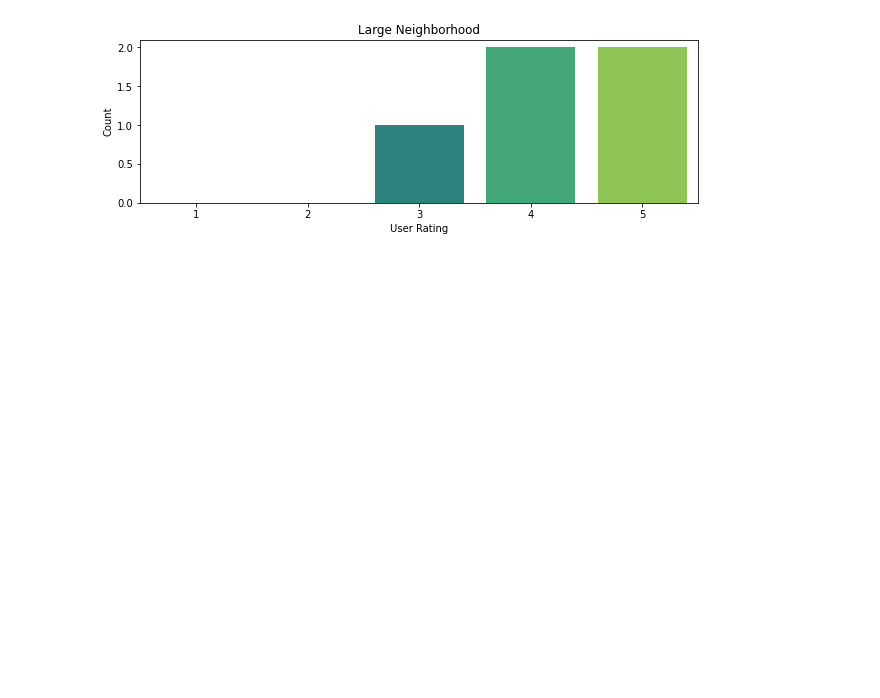
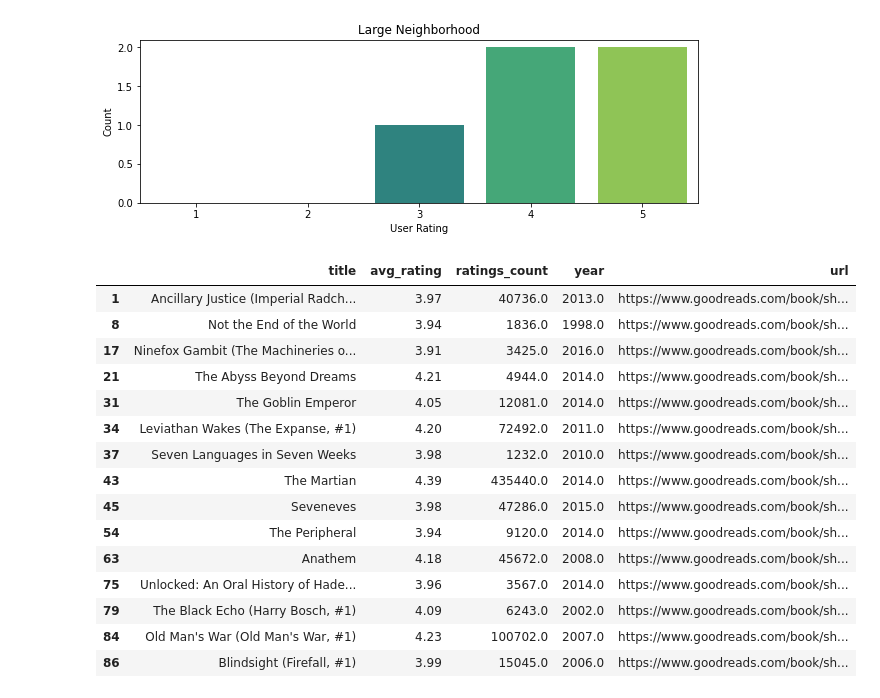
Before and after one commit to mraottth/projects, a Jupyter notebook: Goodreads Book Recommender/02_book_recommender.ipynb, the cells around one changed output. Cells and saved outputs as stored; diff of their text form; code cells hidden in the pictures; blank space fills up the shorter version.

Commit message:
added functionality for KNN to find similar books to a search query

```diff
--- a/Goodreads Book Recommender/02_book_recommender.ipynb
+++ b/Goodreads Book Recommender/02_book_recommender.ipynb
@@ -1350,3 +1398,27 @@ Large Neighborhood
 | 1 | The Power Broker: Robert Moses an... | 14.0 | 4.48 | 4.2 | 5 |
 | 0 | Alice: Alice Roosevelt Longworth,... | 7.0 | 3.79 | 4.0 | 1 |
 [figure]
+# %%
+find_similar_books_to(
+    title="Three-Body Problem",
+    target_user_ratings=target_user_ratings,
+    min_rating=3.9,
+    n=15
+)
+# %% [output]
+|  | title | avg_rating | ratings_count | year | url |
+| 1 | Ancillary Justice (Imperial Radch... | 3.97 | 40736.0 | 2013.0 | https://www.goodreads.com/book/sh... |
+| 8 | Not the End of the World | 3.94 | 1836.0 | 1998.0 | https://www.goodreads.com/book/sh... |
+| 17 | Ninefox Gambit (The Machineries o... | 3.91 | 3425.0 | 2016.0 | https://www.goodreads.com/book/sh... |
+| 21 | The Abyss Beyond Dreams | 4.21 | 4944.0 | 2014.0 | https://www.goodreads.com/book/sh... |
+| 31 | The Goblin Emperor | 4.05 | 12081.0 | 2014.0 | https://www.goodreads.com/book/sh... |
+| 34 | Leviathan Wakes (The Expanse, #1) | 4.20 | 72492.0 | 2011.0 | https://www.goodreads.com/book/sh... |
+| 37 | Seven Languages in Seven Weeks | 3.98 | 1232.0 | 2010.0 | https://www.goodreads.com/book/sh... |
+| 43 | The Martian | 4.39 | 435440.0 | 2014.0 | https://www.goodreads.com/book/sh... |
+| 45 | Seveneves | 3.98 | 47286.0 | 2015.0 | https://www.goodreads.com/book/sh... |
+| 54 | The Peripheral | 3.94 | 9120.0 | 2014.0 | https://www.goodreads.com/book/sh... |
+| 63 | Anathem | 4.18 | 45672.0 | 2008.0 | https://www.goodreads.com/book/sh... |
+| 75 | Unlocked: An Oral History of Hade... | 3.96 | 3567.0 | 2014.0 | https://www.goodreads.com/book/sh... |
+| 79 | The Black Echo (Harry Bosch, #1) | 4.09 | 6243.0 | 2002.0 | https://www.goodreads.com/book/sh... |
+| 84 | Old Man's War (Old Man's War, #1) | 4.23 | 100702.0 | 2007.0 | https://www.goodreads.com/book/sh... |
+| 86 | Blindsight (Firefall, #1) | 3.99 | 15045.0 | 2006.0 | https://www.goodreads.com/book/sh... |
```
Also changed, not shown: parts of 1 cell of this notebook.
